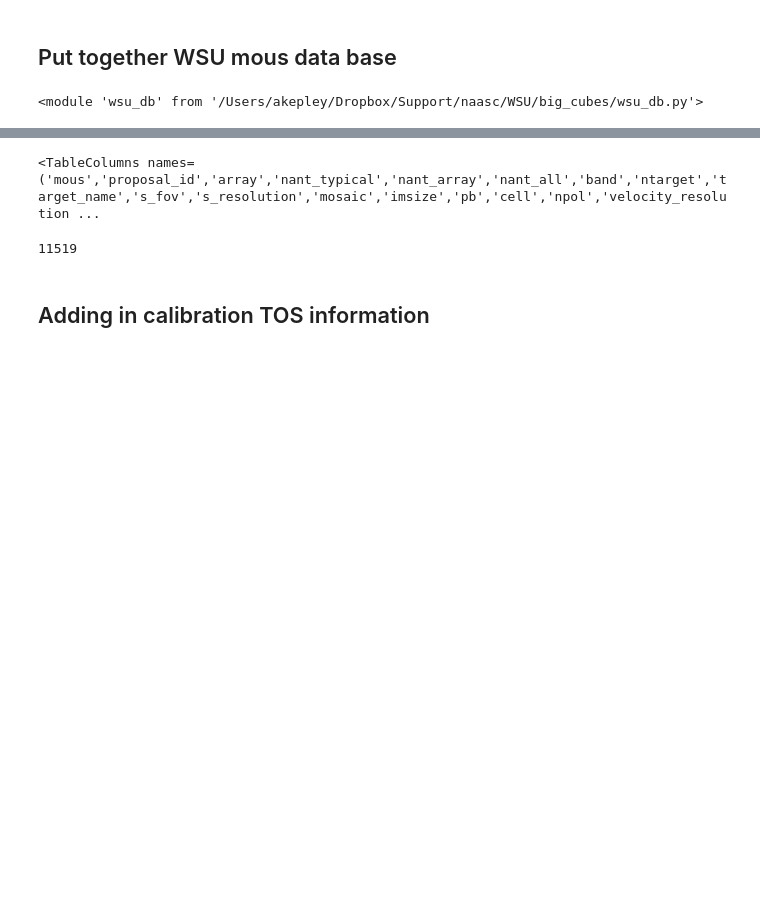
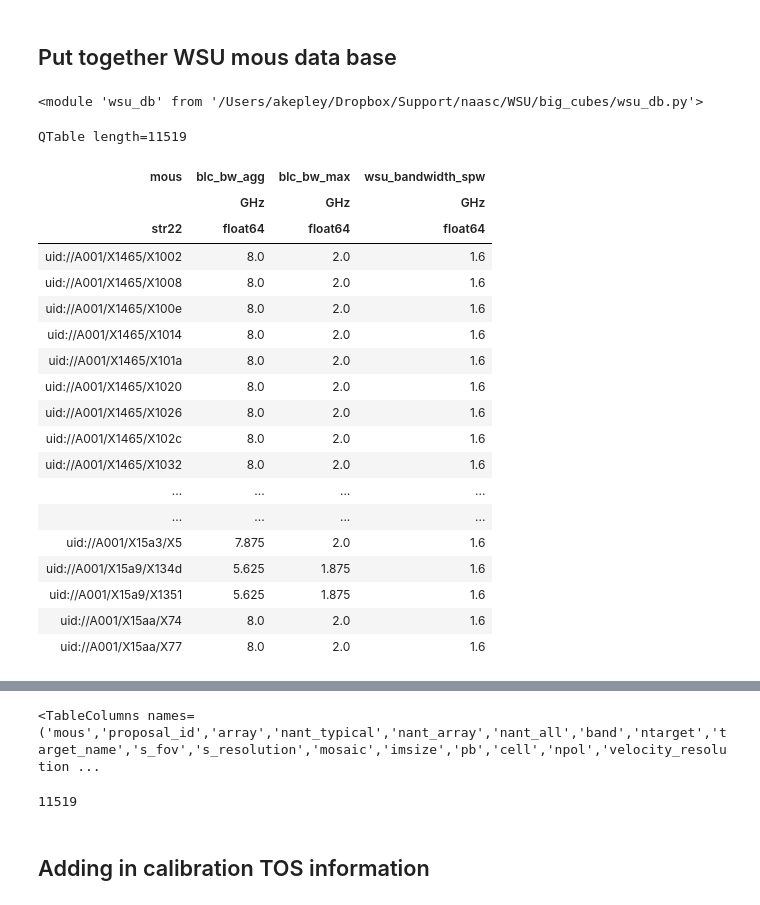
Before and after one commit to aakepley/big-cubes, a Jupyter notebook: WSU_size_of_computing_numbers_database.ipynb, the cells around one changed output, grey strips where cells are left out. Cells and saved outputs as stored; diff of their text form; code cells hidden in the pictures; blank space fills up the shorter version.

```diff
--- a/WSU_size_of_computing_numbers_database.ipynb
+++ b/WSU_size_of_computing_numbers_database.ipynb
@@ -66,0 +64,23 @@ result_c8 = wsu_db.create_database(cycle8tab)
+# %%
+result['mous','blc_bw_agg','blc_bw_max','wsu_bandwidth_spw']
+# %% [output]
+QTable length=11519
+| mous | blc_bw_agg | blc_bw_max | wsu_bandwidth_spw |
+|  | GHz | GHz | GHz |
+| str22 | float64 | float64 | float64 |
+| uid://A001/X1465/X1002 | 8.0 | 2.0 | 1.6 |
+| uid://A001/X1465/X1008 | 8.0 | 2.0 | 1.6 |
+| uid://A001/X1465/X100e | 8.0 | 2.0 | 1.6 |
+| uid://A001/X1465/X1014 | 8.0 | 2.0 | 1.6 |
+| uid://A001/X1465/X101a | 8.0 | 2.0 | 1.6 |
+| uid://A001/X1465/X1020 | 8.0 | 2.0 | 1.6 |
+| uid://A001/X1465/X1026 | 8.0 | 2.0 | 1.6 |
+| uid://A001/X1465/X102c | 8.0 | 2.0 | 1.6 |
+| uid://A001/X1465/X1032 | 8.0 | 2.0 | 1.6 |
+| ... | ... | ... | ... |
+| ... | ... | ... | ... |
+| uid://A001/X15a3/X5 | 7.875 | 2.0 | 1.6 |
+| uid://A001/X15a9/X134d | 5.625 | 1.875 | 1.6 |
+| uid://A001/X15a9/X1351 | 5.625 | 1.875 | 1.6 |
+| uid://A001/X15aa/X74 | 8.0 | 2.0 | 1.6 |
+| uid://A001/X15aa/X77 | 8.0 | 2.0 | 1.6 |
```
Also changed, not shown: parts of 16 cells of this notebook, 2 other files.
